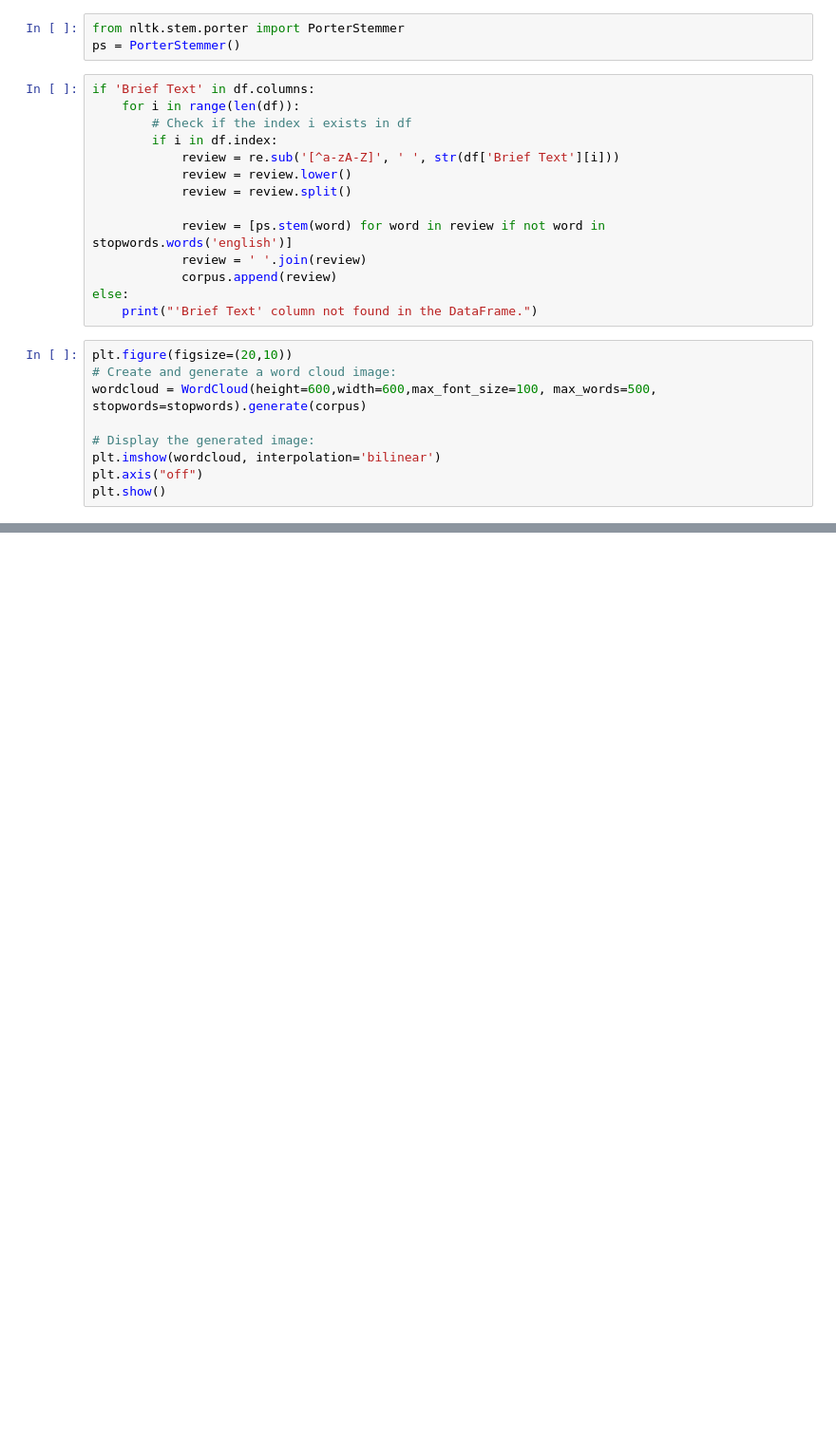
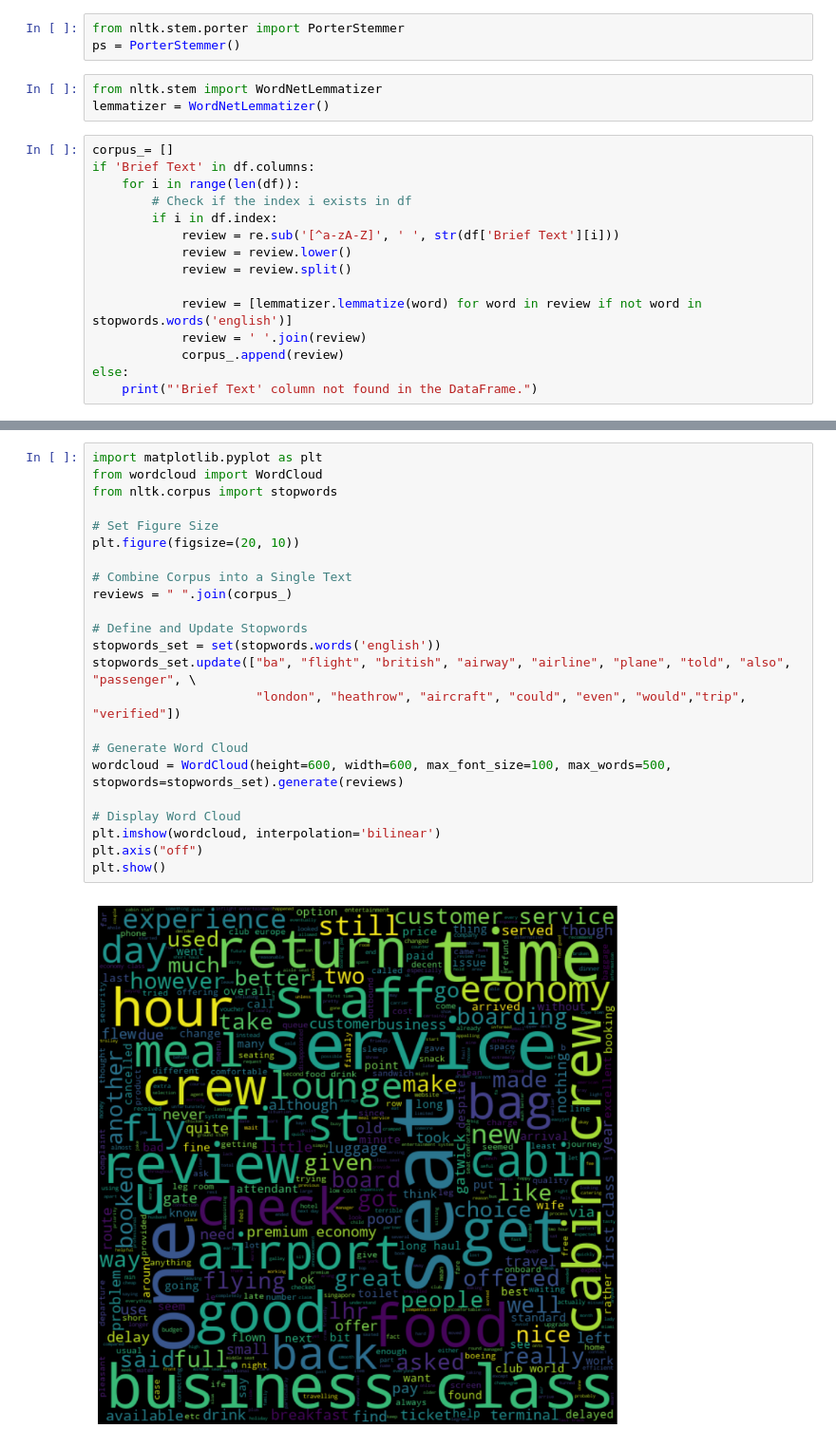
Before and after one commit to kaushik1064/ml-project, a Jupyter notebook: src/notebook/eda.ipynb, the cells around one changed output, grey strips where cells are left out. Shown at 95% size. Cells and saved outputs as stored; diff of their text form; blank space fills up the shorter version.

```diff
--- a/src/notebook/eda.ipynb
+++ b/src/notebook/eda.ipynb
@@ -394,7 +399,11 @@ True
 # %%
 from nltk.stem.porter import PorterStemmer
 ps = PorterStemmer()
+# %%
+from nltk.stem import WordNetLemmatizer
+lemmatizer = WordNetLemmatizer()
 # %%
+corpus_= []
 if 'Brief Text' in df.columns:
     for i in range(len(df)):
         # Check if the index i exists in df
@@ -403,17 +412,8 @@ if 'Brief Text' in df.columns:
             review = review.lower()
             review = review.split()
 
-            review = [ps.stem(word) for word in review if not word in stopwords.words('english')]
+            review = [lemmatizer.lemmatize(word) for word in review if not word in stopwords.words('english')]
             review = ' '.join(review)
-            corpus.append(review)
+            corpus_.append(review)
 else:
     print("'Brief Text' column not found in the DataFrame.")
-# %%
-plt.figure(figsize=(20,10))
-# Create and generate a word cloud image:
-wordcloud = WordCloud(height=600,width=600,max_font_size=100, max_words=500, stopwords=stopwords).generate(corpus)
-
-# Display the generated image:
-plt.imshow(wordcloud, interpolation='bilinear')
-plt.axis("off")
-plt.show()
@@ -422,0 +440,25 @@ NameError: name 'WordCloud' is not defined
+# %%
+import matplotlib.pyplot as plt
+from wordcloud import WordCloud
+from nltk.corpus import stopwords
+
+# Set Figure Size
+plt.figure(figsize=(20, 10))
+
+# Combine Corpus into a Single Text
+reviews = " ".join(corpus_)
+
+# Define and Update Stopwords
+stopwords_set = set(stopwords.words('english'))
+stopwords_set.update(["ba", "flight", "british", "airway", "airline", "plane", "told", "also", "passenger", \
+                      "london", "heathrow", "aircraft", "could", "even", "would","trip", "verified"])
+
+# Generate Word Cloud
+wordcloud = WordCloud(height=600, width=600, max_font_size=100, max_words=500, stopwords=stopwords_set).generate(reviews)
+
+# Display Word Cloud
+plt.imshow(wordcloud, interpolation='bilinear')
+plt.axis("off")
+plt.show()
+# %% [output]
+[figure, added]
```
Also changed, not shown: parts of 19 cells of this notebook, 7 other files.
